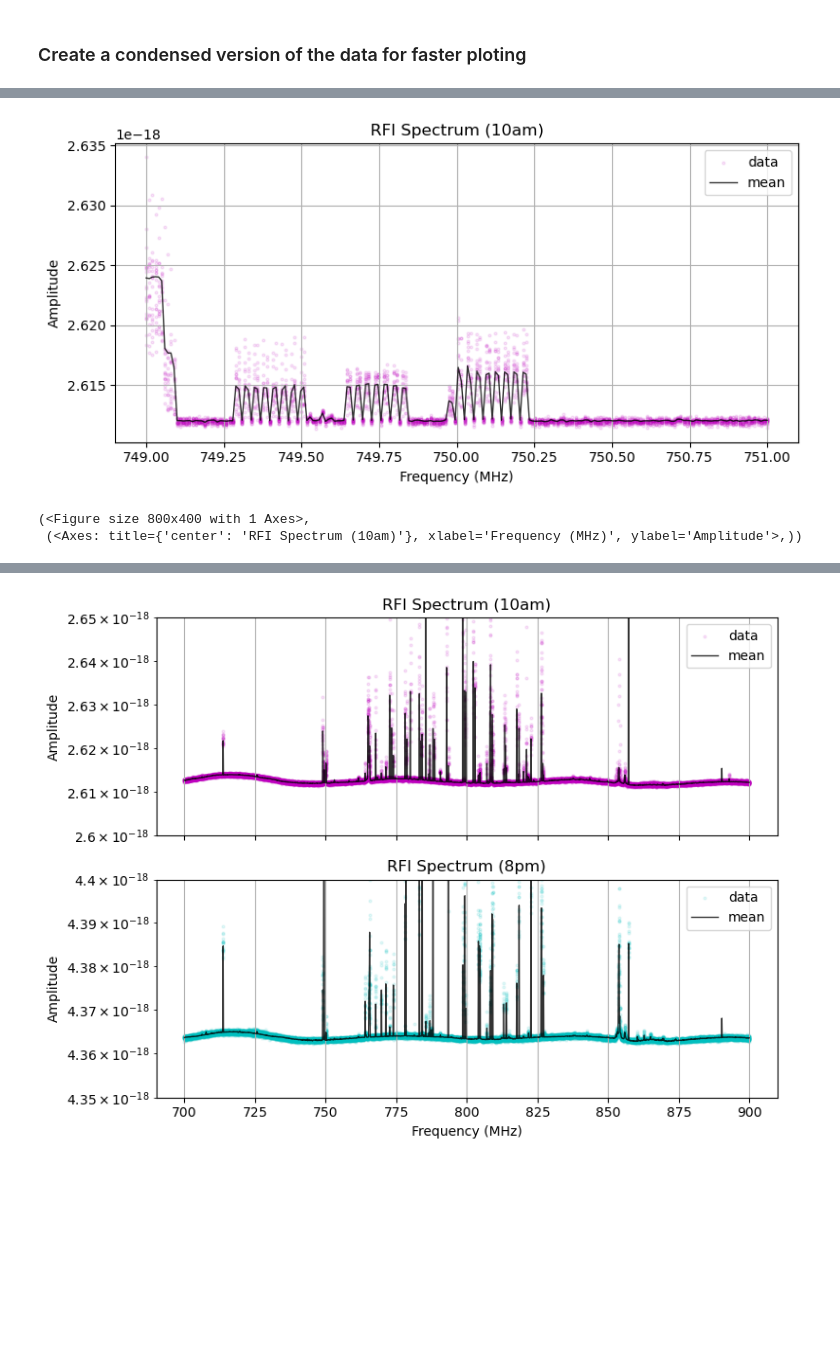
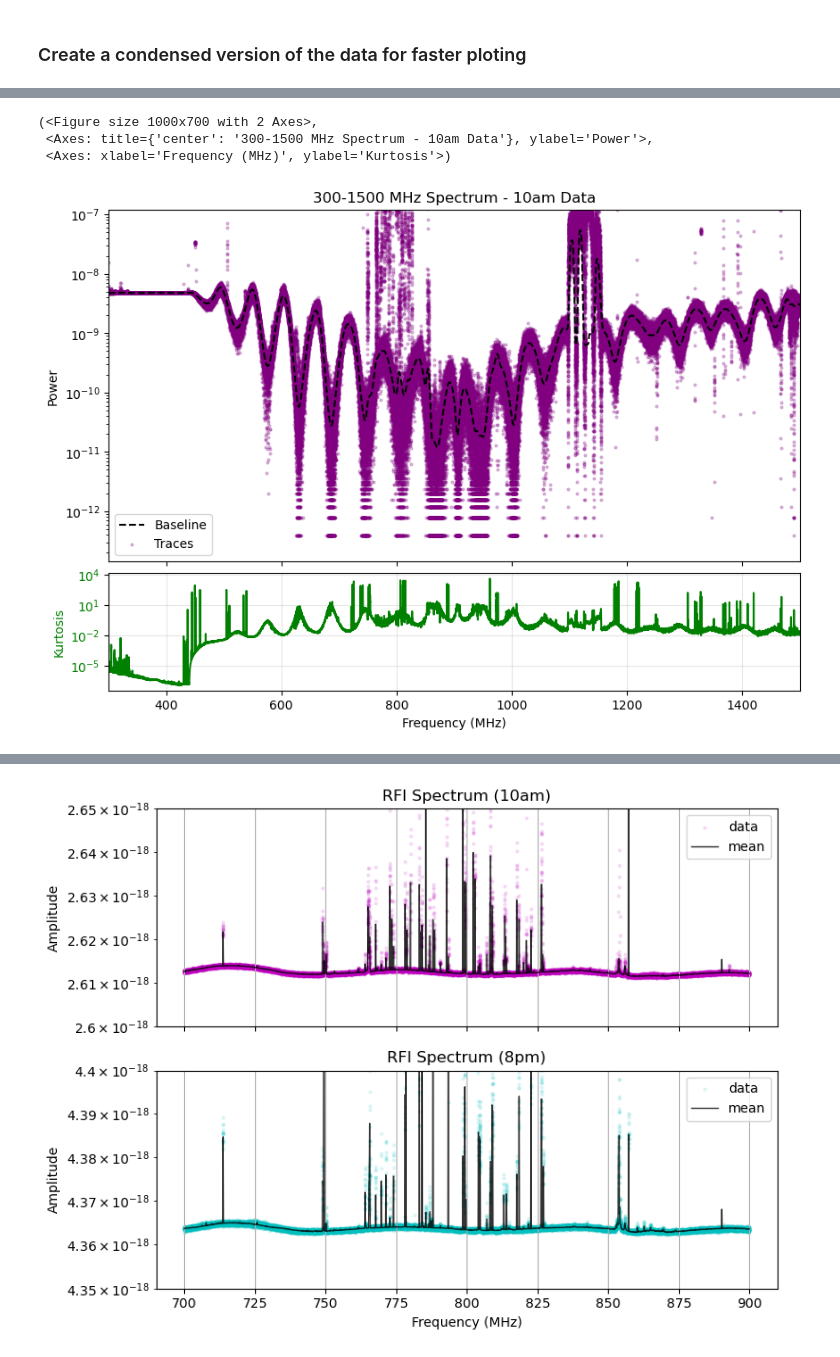
Before and after one commit to DuncanCSt/CHORD_Sensitivity, a Jupyter notebook: notebooks/rfi_analysis.ipynb, the cells around one changed output, grey strips where cells are left out. Cells and saved outputs as stored; diff of their text form; code cells hidden in the pictures; blank space fills up the shorter version.

```diff
--- a/notebooks/rfi_analysis.ipynb
+++ b/notebooks/rfi_analysis.ipynb
@@ -343,8 +234,72 @@ convert_frequency_to_index(75.50)
-# %%
-plot_compressed(
-    compress_data(data_10am, 749, 751)
-)
-# %% [output]
-[figure, removed]
-(<Figure size 800x400 with 1 Axes>,
- (<Axes: title={'center': 'RFI Spectrum (10am)'}, xlabel='Frequency (MHz)', ylabel='Amplitude'>,))
+# %%
+def plot_one(data, f_min, f_max, title=None,
+             include_mean=False, include_baseline=True, include_traces=20,
+             include_kurtosis=False,
+             include_std=False, include_max=False, include_min=False,
+             scale_y=True, downsample_factor=1):
+
+    if include_kurtosis:
+        fig, (ax1, ax2) = plt.subplots(2, 1, figsize=(10, 7), sharex=True,
+                                        gridspec_kw={'height_ratios': [3, 1]})
+        plt.subplots_adjust(hspace=0.05)
+    else:
+        fig, ax1 = plt.subplots(1, 1, figsize=(10, 5))
+
+    plot_data = data[(data['frequency'] >= f_min) & (data['frequency'] <= f_max)]
+    if downsample_factor > 1:
+        plot_data = plot_data.iloc[::downsample_factor, :].reset_index(drop=True)
+    freqs = np.linspace(f_min, f_max, len(plot_data))
+
+    if include_mean:
+        ax1.plot(freqs, plot_data['mean'], label='Mean Spectrum', color='blue', alpha=0.5)
+    if include_baseline:
+        ax1.plot(freqs, plot_data['baseline'], label='Baseline', color='black', linestyle='--')
+    if include_std:
+        ax1.plot(freqs, plot_data['baseline'] + 3*plot_data['std'],
+                 label='±3σ', color='orange', linestyle='-.')
+        ax1.plot(freqs, plot_data['baseline'] - 3*plot_data['std'],
+                 color='orange', linestyle='-.')
+    if include_max:
+        ax1.plot(freqs, plot_data['max'], label='99.9th Percentile', color='red', linestyle=':')
+    if include_min:
+        ax1.plot(freqs, plot_data['min'], label='0.1th Percentile', color='green', linestyle=':')
+    if include_traces:
+        for i in range(1, include_traces + 1):
+            ax1.scatter(freqs, plot_data[f'trace_{i}'],
+                        color='purple', s=4, alpha=0.25,
+                        label='Traces' if i == 1 else None)
+
+    if title:
+        ax1.set_title(title)
+    else:
+        ax1.set_title("Spectrum and Baseline")
+    ax1.set_ylabel("Power")
+    ax1.set_yscale('log')
+    ax1.set_xlim(f_min, f_max)
+    if scale_y:
+        ax1.set_ylim(0, np.nanpercentile(plot_data['trace_1'], 99))
+    ax1.legend()
+
+    if include_kurtosis:
+        ax2.plot(freqs, plot_data['kurtosis'], color='green', linewidth=1.5)
+        ax2.set_ylabel("Kurtosis", color='green')
+        ax2.tick_params(axis='y', labelcolor='green')
+        ax2.set_xlabel("Frequency (MHz)")
+        ax2.set_xlim(f_min, f_max)
+        ax2.set_yscale('log')
+        ax2.grid(alpha=0.3)
+    else:
+        ax1.set_xlabel("Frequency (MHz)")
+
+    return fig, ax1, ax2 if include_kurtosis else (fig, ax1)
+
+plot_one(compressed_data_10am, 300, 1500, title="300-1500 MHz Spectrum - 10am Data",
+         include_mean=False, include_baseline=True, include_traces=20,
+         include_kurtosis=True,
+         include_std=False, include_max=False, include_min=False,
+         scale_y=True, downsample_factor=10)
+# %% [output]
+(<Figure size 1000x700 with 2 Axes>,
+ <Axes: title={'center': '300-1500 MHz Spectrum - 10am Data'}, ylabel='Power'>,
+ <Axes: xlabel='Frequency (MHz)', ylabel='Kurtosis'>)
+[figure, added]
```
Also changed, not shown: parts of 19 cells of this notebook, 1 other file.
